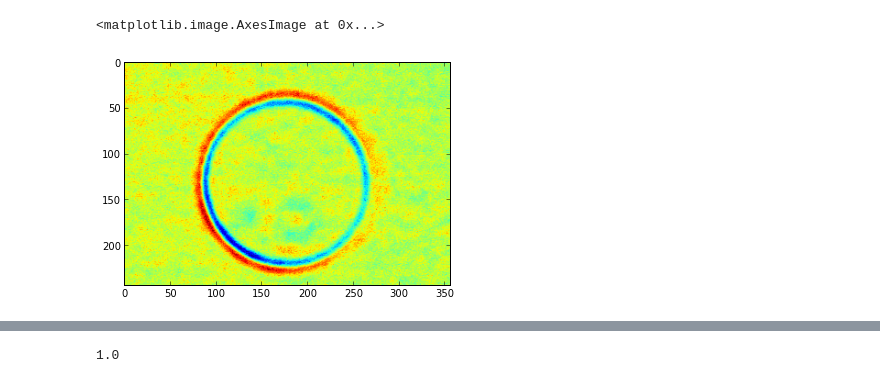
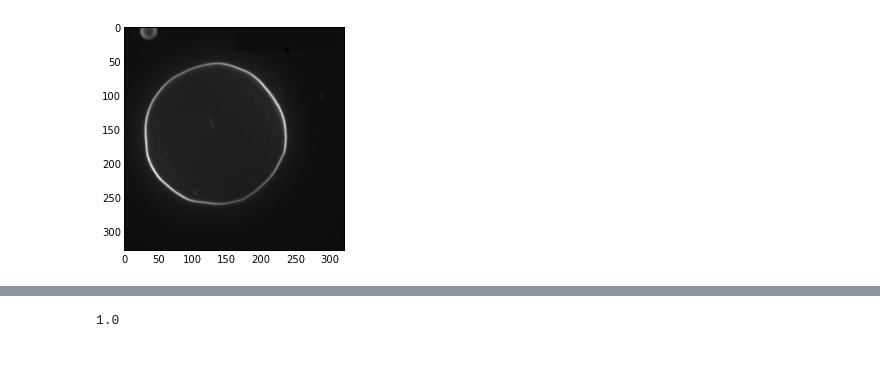
Before and after one commit to erivera1802/Revelo_Rivera_hw8, a Jupyter notebook: P1.ipynb, the cells around one changed output, grey strips where cells are left out. Saved outputs shown, nothing was run; the diff lists cells and outputs as text; code cells hidden in the pictures.

```diff
--- a/P1.ipynb
+++ b/P1.ipynb
@@ -9,8 +11,8 @@ Populating the interactive namespace from numpy and matplotlib
-# %%
-imshow(img)
-# %% [output]
-<matplotlib.image.AxesImage at 0x...>
-[figure, removed]
+# %%
+img=pylab.imread("guv_spim0023.png")
+imgplot=imshow(img,cmap=cm.gray)
+# %% [output]
+[figure, added]
 # %%
 amax(img)
 # %% [output]
```
Also changed, not shown: parts of 31 cells of this notebook.
